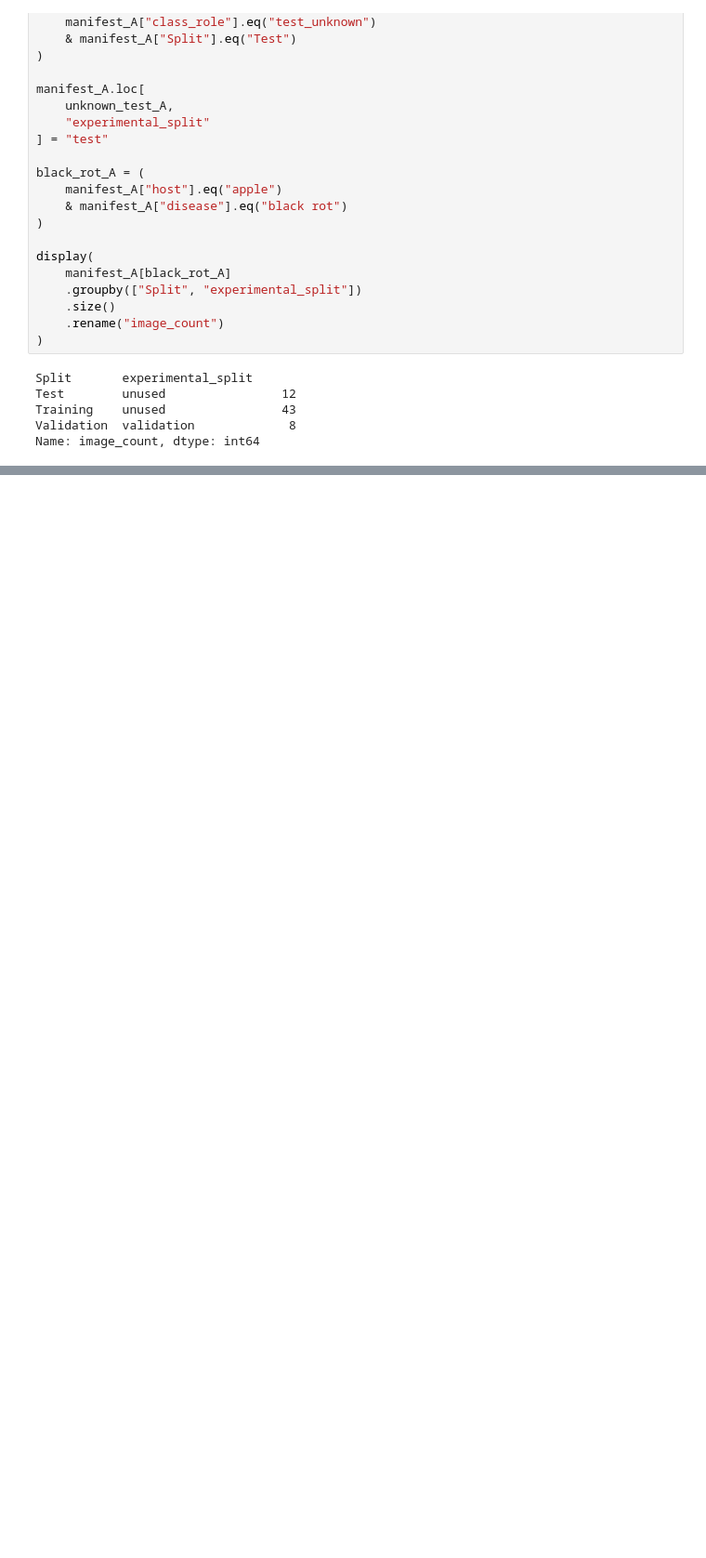
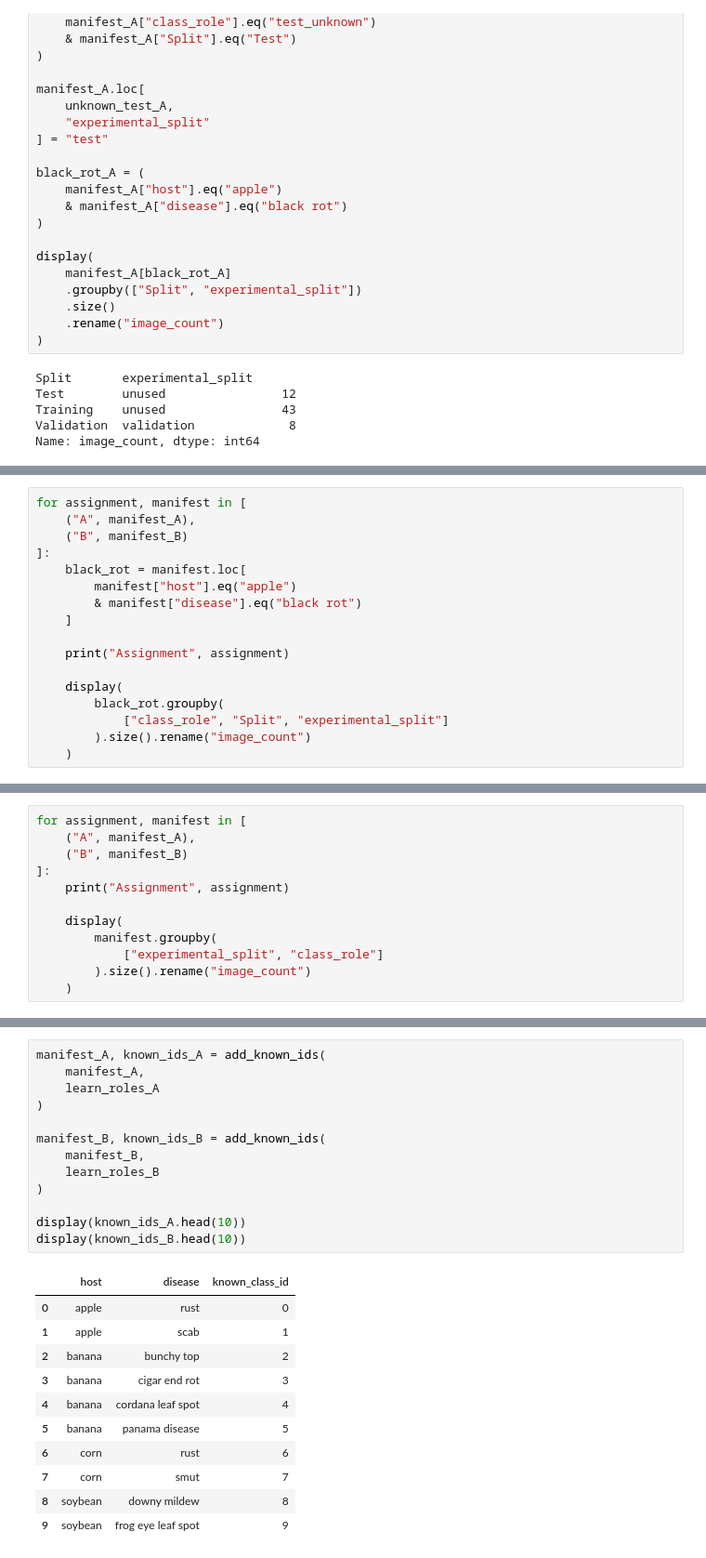
Before and after one commit to sstgp-sgl/CW2, a Jupyter notebook: data_preprocess.ipynb, the cells around one changed output, grey strips where cells are left out. Shown at 93% size. Cells and saved outputs as stored; diff of their text form; blank space fills up the shorter version.

```diff
--- a/data_preprocess.ipynb
+++ b/data_preprocess.ipynb
@@ -650,0 +722,17 @@ Name: image_count, dtype: int64
+# %%
+for assignment, manifest in [
+    ("A", manifest_A),
+    ("B", manifest_B)
+]:
+    black_rot = manifest.loc[
+        manifest["host"].eq("apple")
+        & manifest["disease"].eq("black rot")
+    ]
+
+    print("Assignment", assignment)
+
+    display(
+        black_rot.groupby(
+            ["class_role", "Split", "experimental_split"]
+        ).size().rename("image_count")
+    )
@@ -650,0 +801,12 @@ Name: image_count, dtype: int64
+# %%
+for assignment, manifest in [
+    ("A", manifest_A),
+    ("B", manifest_B)
+]:
+    print("Assignment", assignment)
+
+    display(
+        manifest.groupby(
+            ["experimental_split", "class_role"]
+        ).size().rename("image_count")
+    )
@@ -650,0 +867,25 @@ Name: image_count, dtype: int64
+# %%
+manifest_A, known_ids_A = add_known_ids(
+    manifest_A,
+    learn_roles_A
+)
+
+manifest_B, known_ids_B = add_known_ids(
+    manifest_B,
+    learn_roles_B
+)
+
+display(known_ids_A.head(10))
+display(known_ids_B.head(10))
+# %% [output]
+|  | host | disease | known_class_id |
+| 0 | apple | rust | 0 |
+| 1 | apple | scab | 1 |
+| 2 | banana | bunchy top | 2 |
+| 3 | banana | cigar end rot | 3 |
+| 4 | banana | cordana leaf spot | 4 |
+| 5 | banana | panama disease | 5 |
+| 6 | corn | rust | 6 |
+| 7 | corn | smut | 7 |
+| 8 | soybean | downy mildew | 8 |
+| 9 | soybean | frog eye leaf spot | 9 |
```
Also changed, not shown: parts of 12 cells of this notebook.
